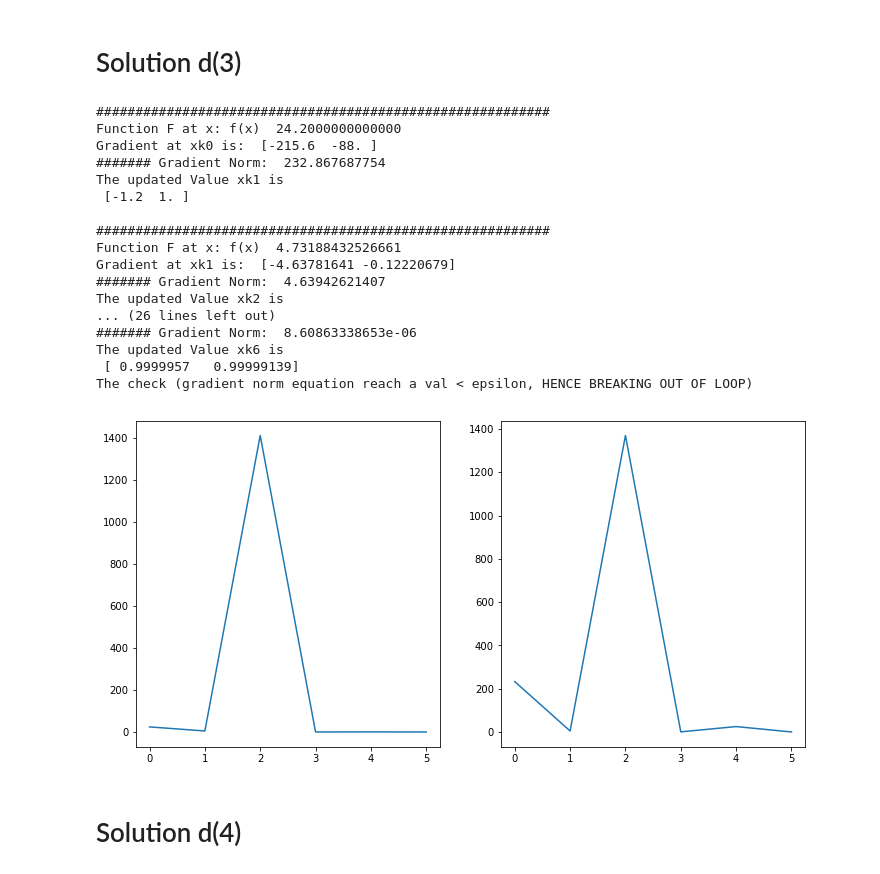
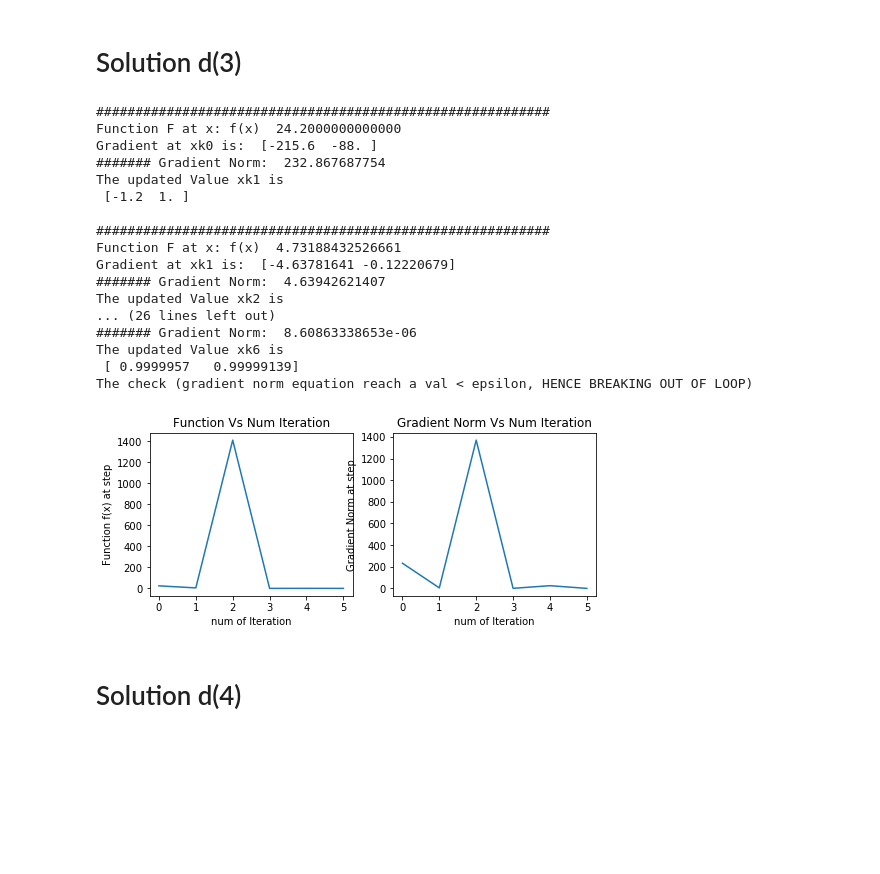
Before and after one commit to Sardhendu/Study, a Jupyter notebook: OptimizationEngg/Project/Newtons.ipynb, the cells around one changed output. Saved outputs shown, nothing was run; the diff lists cells and outputs as text; code cells hidden in the pictures; blank space fills up the shorter version.

```diff
--- a/OptimizationEngg/Project/Newtons.ipynb
+++ b/OptimizationEngg/Project/Newtons.ipynb
@@ -50,7 +50,7 @@ def iterate(f, xk, deriv_1, H, numFeatures, numSteps, should_print):
                           for rows in H
                           for cell in rows], dtype='float').reshape(2,2)
         else:
-            raise ValueError('Num Features doesnt match the hadled condition')
+            raise ValueError('Num Features doesnt match the handled condition')
 
         fx_arr.append(fx)
         gradientNorm = np.linalg.norm(gradient_xk)
@@ -78,12 +78,28 @@ def iterate(f, xk, deriv_1, H, numFeatures, numSteps, should_print):
     return fx_arr, gradientNorm_arr
 
 
-def plot(x_arr, rows=1, columns=2, figsize=(12, 6)):
+# def plot(x):
+#     plt.plot(np.arange(len(x)), x, edgecolor='k')
+#     plt.xlabel("Number of Iteration")
+#     plt.ylabel('Loss Function')
+#     plt.grid(True)
+
+def plot(x_arr, rows=1, columns=2, figsize=(10, 3)):
     fig1, axs = plt.subplots(rows,columns, figsize=figsize, facecolor='w', edgecolor='k')
     if columns>1:
         axs = axs.ravel()
     for no, arrVal in enumerate(x_arr):
         axs[no].plot(np.arange(len(arrVal)), arrVal)
+        if no == 0:
+            axs[no].set_xlabel('num of Iteration')
+            axs[no].set_ylabel('Function f(x) at step')
+            axs[no].set_title('Function Vs Num Iteration')
+        else:
+            axs[no].set_xlabel('num of Iteration')
+            axs[no].set_ylabel('Gradient Norm at step')
+            axs[no].set_title('Gradient Norm Vs Num Iteration')
+# ax1.set_title('ax1 title')
+# ax2.set_title('ax2 title')
 # %% [markdown]
 # Newtons Method:
 # %% [markdown]
@@ -159,36 +176,36 @@ The check (gradient norm equation reach a val < epsilon, HENCE BREAKING OUT OF L
 # %%
 x1 = Symbol('x1')
 x2 = Symbol('x2')
-f = 100*pow(x2-pow(x1,2),2) + pow(1-x1,2)
+f = (-x1 + 1)**2 + 100*(-x1**2 + x2)**2
 deriv_1 = np.array([f.diff(x1), f.diff(x2)])
 H = np.array([[deriv_1[0].diff(x1),deriv_1[0].diff(x2)],
               [deriv_1[1].diff(x1),deriv_1[1].diff(x2)]])
 # print(deriv_1)
 # print(H)
 xk = np.array([-1.2,1])
 
 fx_array, gradientNorm_arr = iterate(f, xk, deriv_1, H, numFeatures=2, numSteps=10, should_print=1)
 
 plot([fx_array, gradientNorm_arr])
 # %% [output]
 ##########################################################
 Function F at x: f(x)  24.2000000000000
 Gradient at xk0 is:  [-215.6  -88. ]
 ####### Gradient Norm:  232.867687754
 The updated Value xk1 is
  [-1.2  1. ]
 
 ##########################################################
 Function F at x: f(x)  4.73188432526661
 Gradient at xk1 is:  [-4.63781641 -0.12220679]
 ####### Gradient Norm:  4.63942621407
 The updated Value xk2 is
 ... (26 lines left out)
 ####### Gradient Norm:  8.60863338653e-06
 The updated Value xk6 is
  [ 0.9999957   0.99999139]
 The check (gradient norm equation reach a val < epsilon, HENCE BREAKING OUT OF LOOP)
-[figure, old version]
+[figure, new version]
 # %% [markdown]
 # Solution d(4)
 # %%
```
Also changed, not shown: parts of 6 cells of this notebook, 2 other files.
